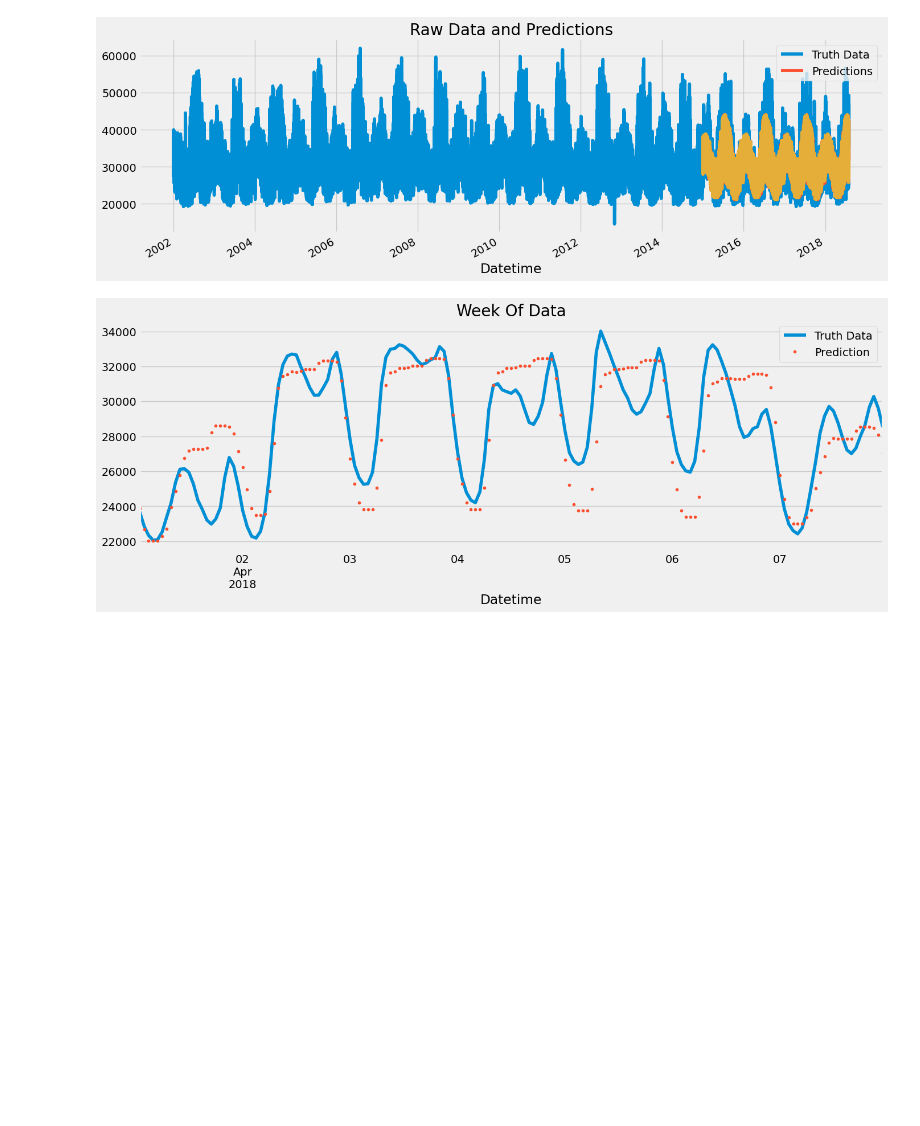
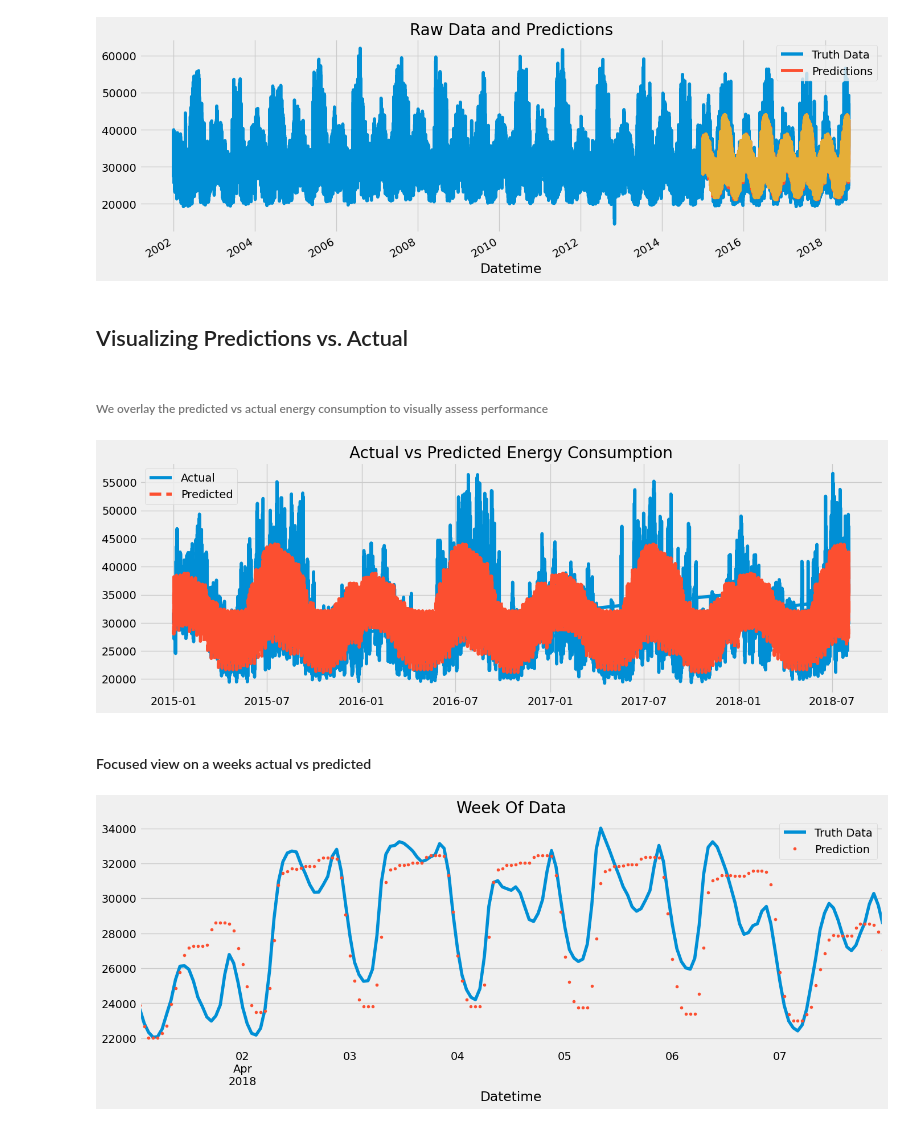
Before and after one commit to kochezz/TS-Energy-Consumption-XGB, a Jupyter notebook: notebooks/01_EDA.ipynb, the cells around one changed output. Drawn from its saved outputs; the diff is of its cells as text; code cells hidden in the pictures; blank space fills up the shorter version.

```diff
--- a/notebooks/01_EDA.ipynb
+++ b/notebooks/01_EDA.ipynb
@@ -216,4 +221,20 @@ ax.legend(["Truth Data", "Predictions"]) # Adjust legend based on what's plotted
 plt.show()
 # %% [output]
 [figure]
+# %% [markdown]
+##           Visualizing Predictions vs. Actual
+# %% [markdown]
+###### We overlay the predicted vs actual energy consumption to visually assess performance
+# %%
+# Plot the entire test set
+plt.figure(figsize=(15, 5))
+plt.plot(test.index, test['PJME_MW'], label='Actual')
+plt.plot(test.index, test['prediction'], label='Predicted', linestyle='--')
+plt.title('Actual vs Predicted Energy Consumption')
+plt.legend()
+plt.show()
+# %% [output]
+[figure, added]
+# %% [markdown]
+#### Focused view on a weeks actual vs predicted
 # %%
```
Also changed, not shown: parts of 27 cells of this notebook, 9 other files.
